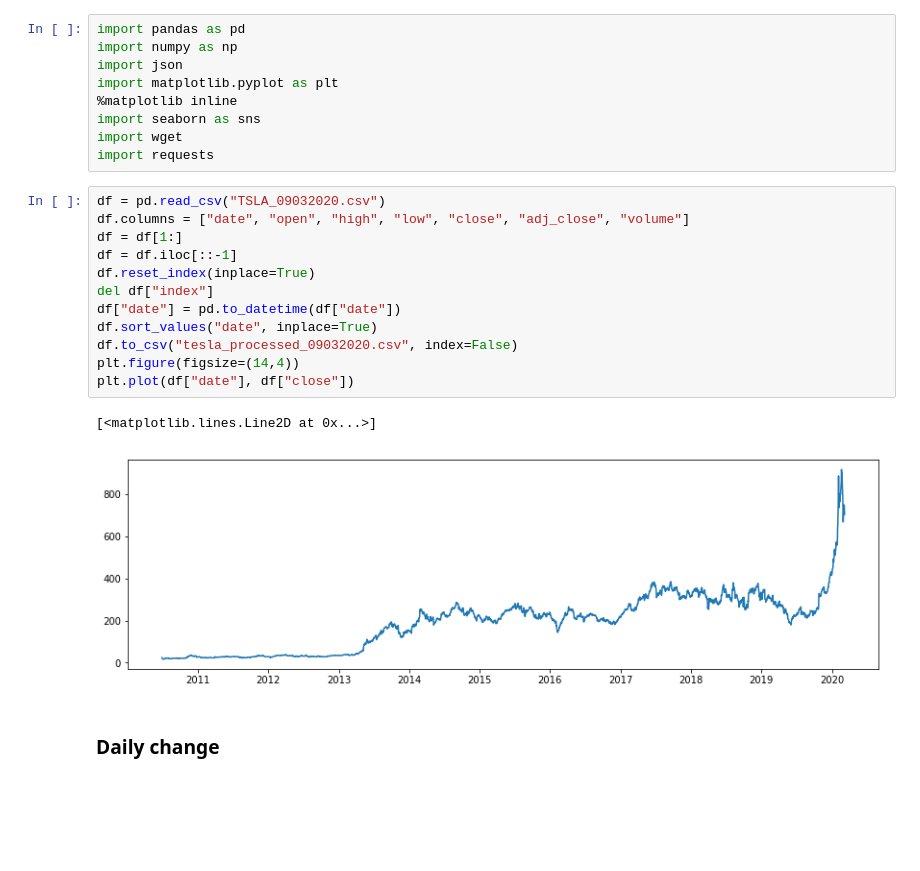
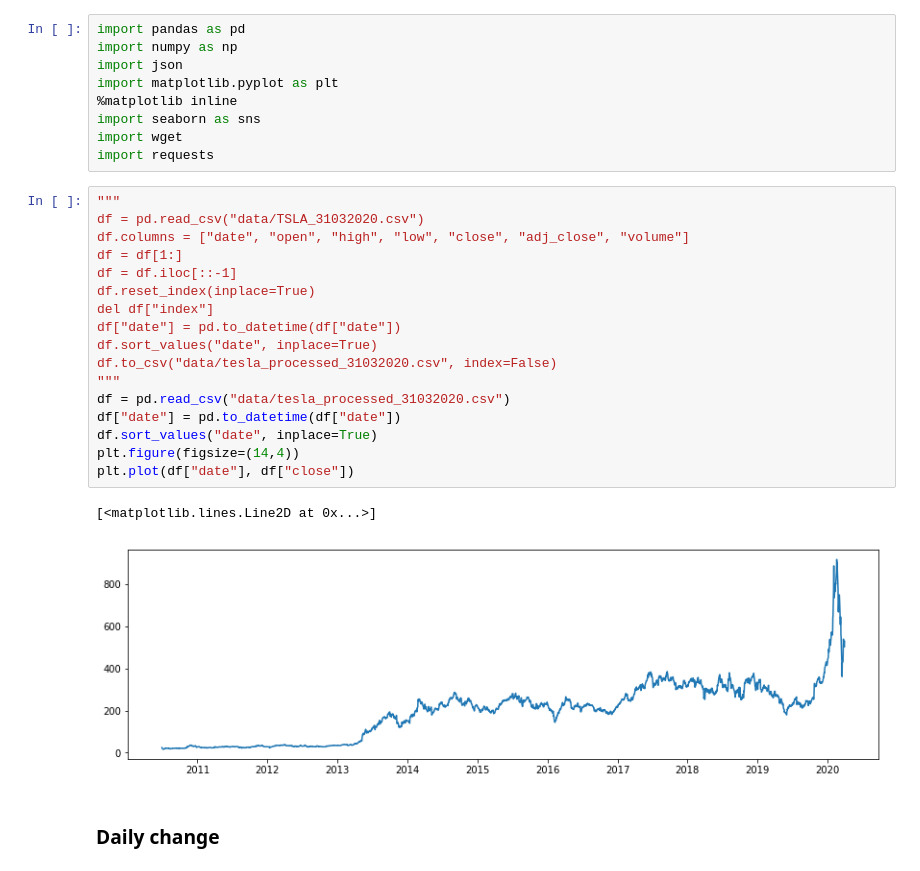
Before and after one commit to deepak-karkala/articles, a Jupyter notebook: tesla_stock/notebooks/tesla_stock.ipynb, the cells around one changed output. Saved outputs shown, nothing was run; the diff lists cells and outputs as text; blank space fills up the shorter version.

Commit message:
TSLA Stock: Update

```diff
--- a/tesla_stock/notebooks/tesla_stock.ipynb
+++ b/tesla_stock/notebooks/tesla_stock.ipynb
@@ -10,20 +10,25 @@ import seaborn as sns
 import wget
 import requests
 # %%
-df = pd.read_csv("TSLA_09032020.csv")
+"""
+df = pd.read_csv("data/TSLA_31032020.csv")
 df.columns = ["date", "open", "high", "low", "close", "adj_close", "volume"]
 df = df[1:]
 df = df.iloc[::-1]
 df.reset_index(inplace=True)
 del df["index"]
 df["date"] = pd.to_datetime(df["date"])
 df.sort_values("date", inplace=True)
-df.to_csv("tesla_processed_09032020.csv", index=False)
+df.to_csv("data/tesla_processed_31032020.csv", index=False)
+"""
+df = pd.read_csv("data/tesla_processed_31032020.csv")
+df["date"] = pd.to_datetime(df["date"])
+df.sort_values("date", inplace=True)
 plt.figure(figsize=(14,4))
 plt.plot(df["date"], df["close"])
 # %% [output]
 [<matplotlib.lines.Line2D at 0x...>]
-[figure, old version]
+[figure, new version]
 # %% [markdown]
 ### Daily change
 # %%
```
Also changed, not shown: parts of 6 cells of this notebook, 42 other files.
